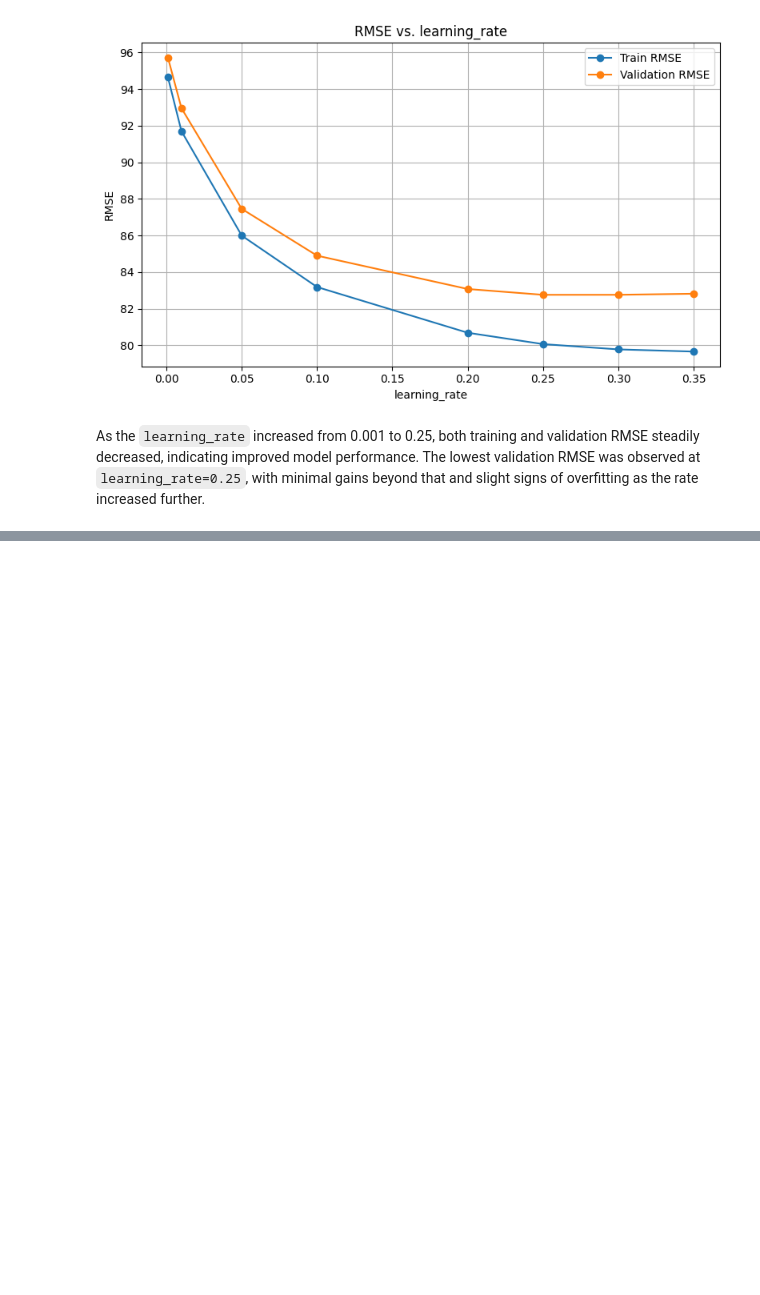
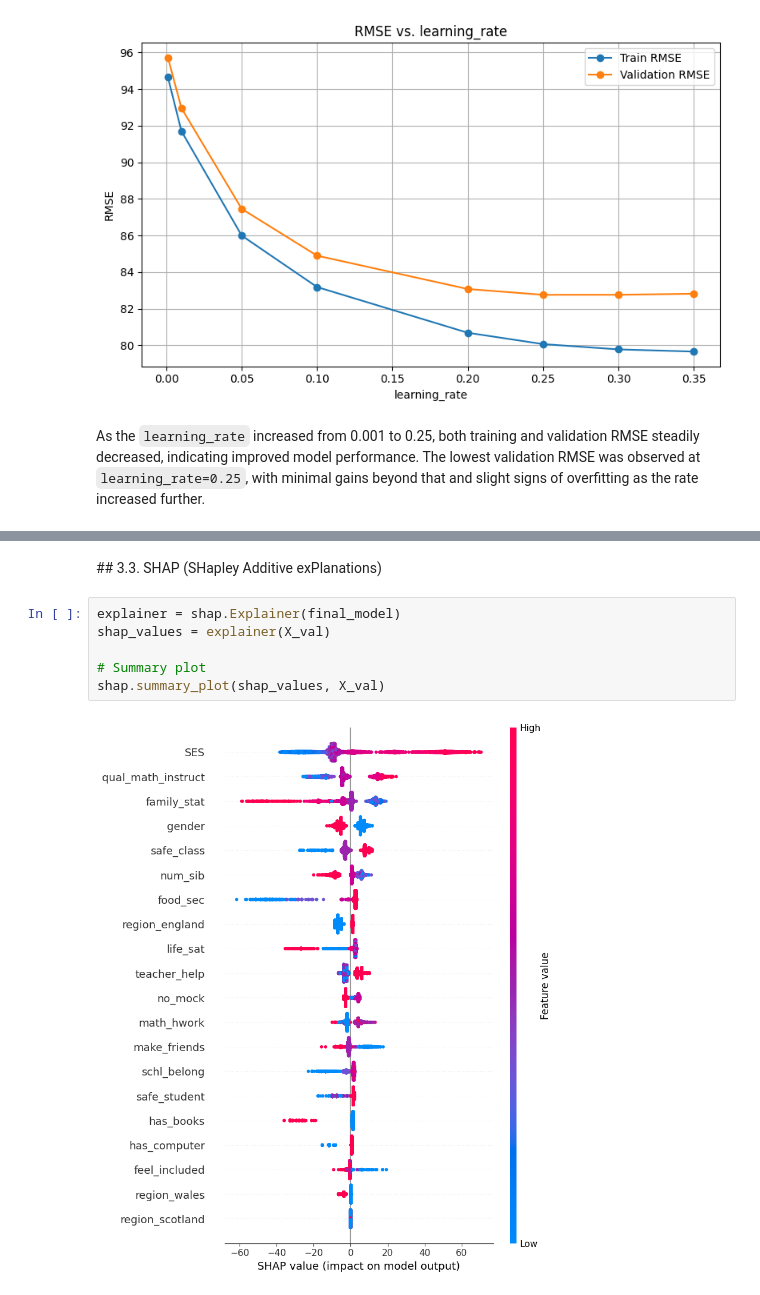
Before and after one commit to Yorkel/predicting-low-math-pisa-uk, a Jupyter notebook: notebooks/06_XGBoost.ipynb, the cells around one changed output, grey strips where cells are left out. Drawn from its saved outputs; the diff is of its cells as text; blank space fills up the shorter version.

```diff
--- a/notebooks/06_XGBoost.ipynb
+++ b/notebooks/06_XGBoost.ipynb
@@ -398,0 +527,10 @@ As the `learning_rate` increased from 0.001 to 0.25, both training and validatio
+# %% [markdown]
+## 3.3. SHAP (SHapley Additive exPlanations)
+# %%
+explainer = shap.Explainer(final_model)
+shap_values = explainer(X_val)
+
+# Summary plot
+shap.summary_plot(shap_values, X_val)
+# %% [output]
+[figure, added]
```
Also changed, not shown: parts of 45 cells of this notebook, 3 other files.
